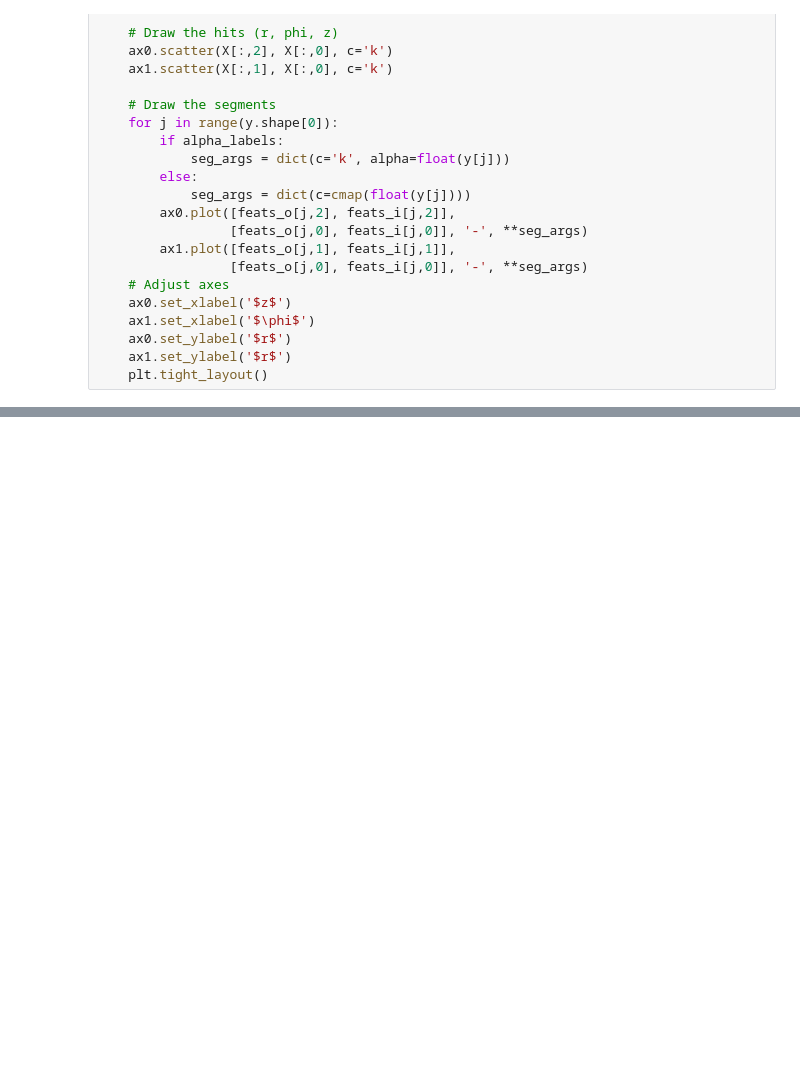
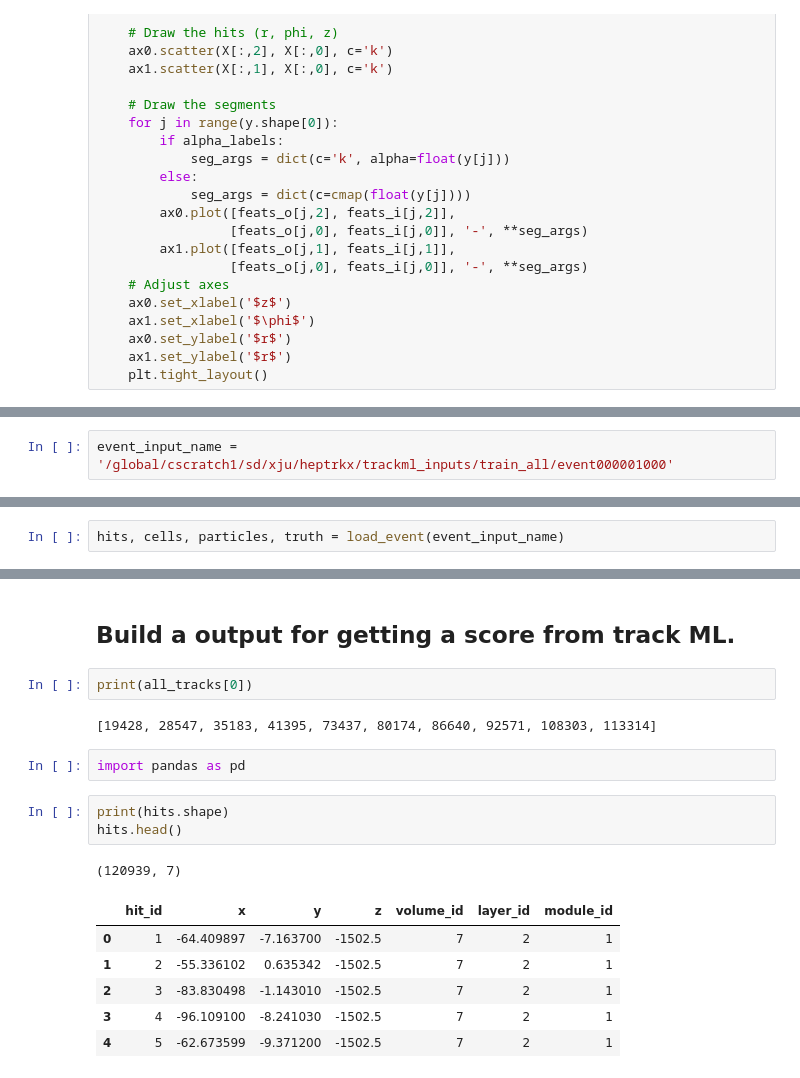
Before and after one commit to xju2/heptrkx-gnn-tracking, a Jupyter notebook: notebooks/GNNEvaluation.ipynb, the cells around one changed output, grey strips where cells are left out. Cells and saved outputs as stored; diff of their text form; blank space fills up the shorter version.

Commit message:
add script to evaluate the score

```diff
--- a/notebooks/GNNEvaluation.ipynb
+++ b/notebooks/GNNEvaluation.ipynb
@@ -220,0 +242,2 @@ Wall time: 5min 39s
+# %%
+event_input_name = '/global/cscratch1/sd/xju/heptrkx/trackml_inputs/train_all/event000001000'
@@ -220,0 +248,2 @@ Wall time: 5min 39s
+# %%
+hits, cells, particles, truth = load_event(event_input_name)
@@ -220,0 +378,19 @@ Wall time: 5min 39s
+# %% [markdown]
+## Build a output for getting a score from track ML.
+# %%
+print(all_tracks[0])
+# %% [output]
+[19428, 28547, 35183, 41395, 73437, 80174, 86640, 92571, 108303, 113314]
+# %%
+import pandas as pd
+# %%
+print(hits.shape)
+hits.head()
+# %% [output]
+(120939, 7)
+|  | hit_id | x | y | z | volume_id | layer_id | module_id |
+| 0 | 1 | -64.409897 | -7.163700 | -1502.5 | 7 | 2 | 1 |
+| 1 | 2 | -55.336102 | 0.635342 | -1502.5 | 7 | 2 | 1 |
+| 2 | 3 | -83.830498 | -1.143010 | -1502.5 | 7 | 2 | 1 |
+| 3 | 4 | -96.109100 | -8.241030 | -1502.5 | 7 | 2 | 1 |
+| 4 | 5 | -62.673599 | -9.371200 | -1502.5 | 7 | 2 | 1 |
```
Also changed, not shown: parts of 33 cells of this notebook, 3 other files.
